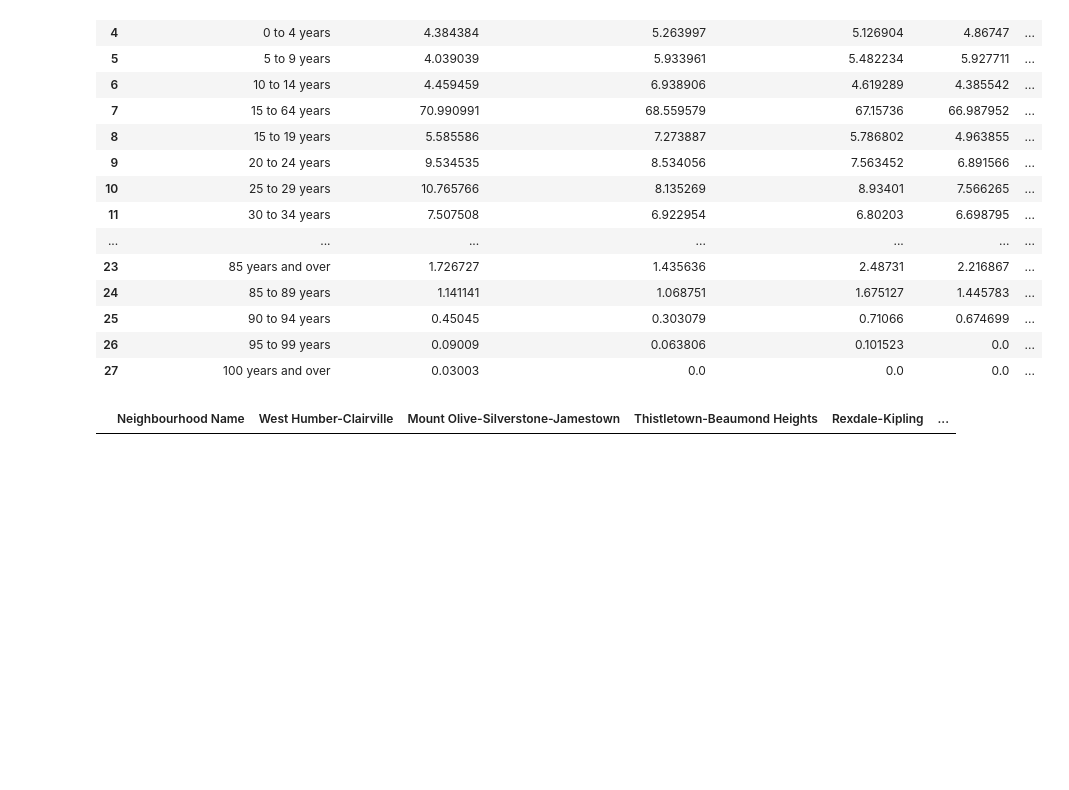
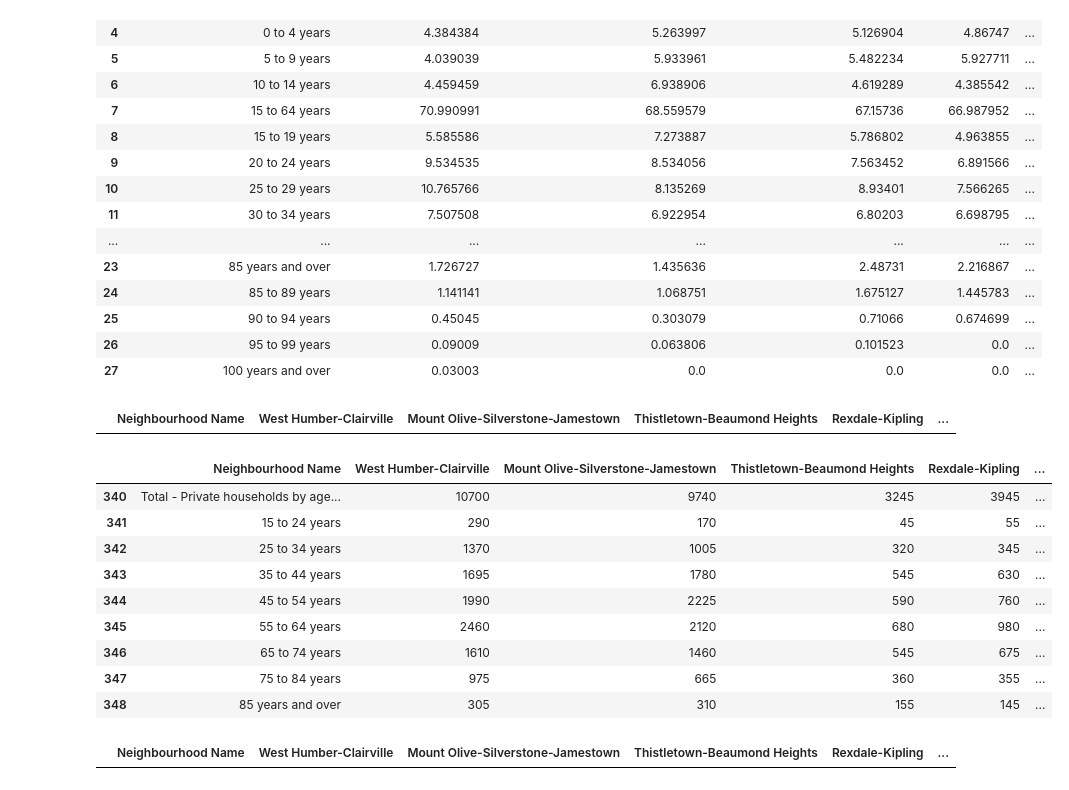
Before and after one commit to hermanjustino/Msc.-DS-Assignment-Repo, a Jupyter notebook: Data_Visualization/index.ipynb, the cells around one changed output. Drawn from its saved outputs; the diff is of its cells as text; code cells hidden in the pictures; blank space fills up the shorter version.

```diff
--- a/Data_Visualization/index.ipynb
+++ b/Data_Visualization/index.ipynb
@@ -403,21 +402,55 @@ bordering_data = data[data['Neighbourhood Name'].isin(bordering_neighborhoods)]
 bordering_data
 # %% [output]
 |  | Neighbourhood Name | West Humber-Clairville | Mount Olive-Silverstone-Jamestown | Thistletown-Beaumond Heights | Rexdale-Kipling | ... |
-# %%
-# Load the original GeoJSON data
-with open('data/neighbourhoods.geojson', 'r') as f:
-    data = json.load(f)
-
-# Filter the features
-filtered_features = [feature for feature in data['features'] if feature['properties']['AREA_NAME'] in bordering_neighbourhoods]
-
-# Create a new GeoJSON object
-filtered_geojson = {
-    "type": "FeatureCollection",
-    "crs": data['crs'],
-    "features": filtered_features
-}
-
-# Save the filtered GeoJSON data
-with open('data/filtered_neighbourhoods.geojson', 'w') as f:
-    json.dump(filtered_geojson, f)
+# %%
+bordering_neighborhoods = [
+    # Bloor Street
+    "Annex",
+    "Palmerston-Little Italy", "Dufferin Grove", "Dovercourt Village",
+     "Seaton Village", "High Park-Swansea", "Roncesvalles", "Rosedale-Moore Park",
+    "Junction-Wallace Emerson", "Stonegate-Queensway", "Kingsway South", "Runnymede-Bloor West Village",
+
+    # Yonge Street
+    "Yonge-St. Clair", "Church and Wellesley", "South Eglinton-Davisville",
+    "Downtown Yonge East", "St Lawrence-East Bayfront-The Islands", "Bay-Cloverhill", "North St.James Town",
+    "Yonge-St.Clair",
+
+    # University Avenue
+    "Grange Park", "Chinatown", "Bay Street Corridor", "Financial District",
+    "Entertainment District", "Queen's Park", "Discovery District", "Yonge-Bay Corridor", "Kensington-Chinatown",
+    "University", "Bay-Cloverhill",
+]
+
+pd.set_option('display.max_columns', None)
+
+
+selected_data_age = data.iloc[340:349]
+
+# Extract the total population row
+total_population_age = selected_data_age.iloc[0, 1:]  # Assuming the first column is not a neighborhood
+
+
+total_data_age = selected_data_age.iloc[1:, 1:]
+
+# Add the first column back
+total_data_age.insert(0, selected_data_age.columns[0], selected_data_age.iloc[1:, 0])
+
+# Combine the total population row with the proportion data
+total_age_by_neighborhood = pd.concat([selected_data_age.iloc[[0]], total_data_age])
+
+# Display the result data
+total_age_by_neighborhood
+# %% [output]
+|  | Neighbourhood Name | West Humber-Clairville | Mount Olive-Silverstone-Jamestown | Thistletown-Beaumond Heights | Rexdale-Kipling | ... |
+| 340 | Total - Private households by age... | 10700 | 9740 | 3245 | 3945 | ... |
+| 341 | 15 to 24 years | 290 | 170 | 45 | 55 | ... |
+| 342 | 25 to 34 years | 1370 | 1005 | 320 | 345 | ... |
+| 343 | 35 to 44 years | 1695 | 1780 | 545 | 630 | ... |
+| 344 | 45 to 54 years | 1990 | 2225 | 590 | 760 | ... |
+| 345 | 55 to 64 years | 2460 | 2120 | 680 | 980 | ... |
+| 346 | 65 to 74 years | 1610 | 1460 | 545 | 675 | ... |
+| 347 | 75 to 84 years | 975 | 665 | 360 | 355 | ... |
+| 348 | 85 years and over | 305 | 310 | 155 | 145 | ... |
+# %%
+# %% [output]
+|  | Neighbourhood Name | West Humber-Clairville | Mount Olive-Silverstone-Jamestown | Thistletown-Beaumond Heights | Rexdale-Kipling | ... |
```
Also changed, not shown: parts of 3 cells of this notebook, 3 other files.
